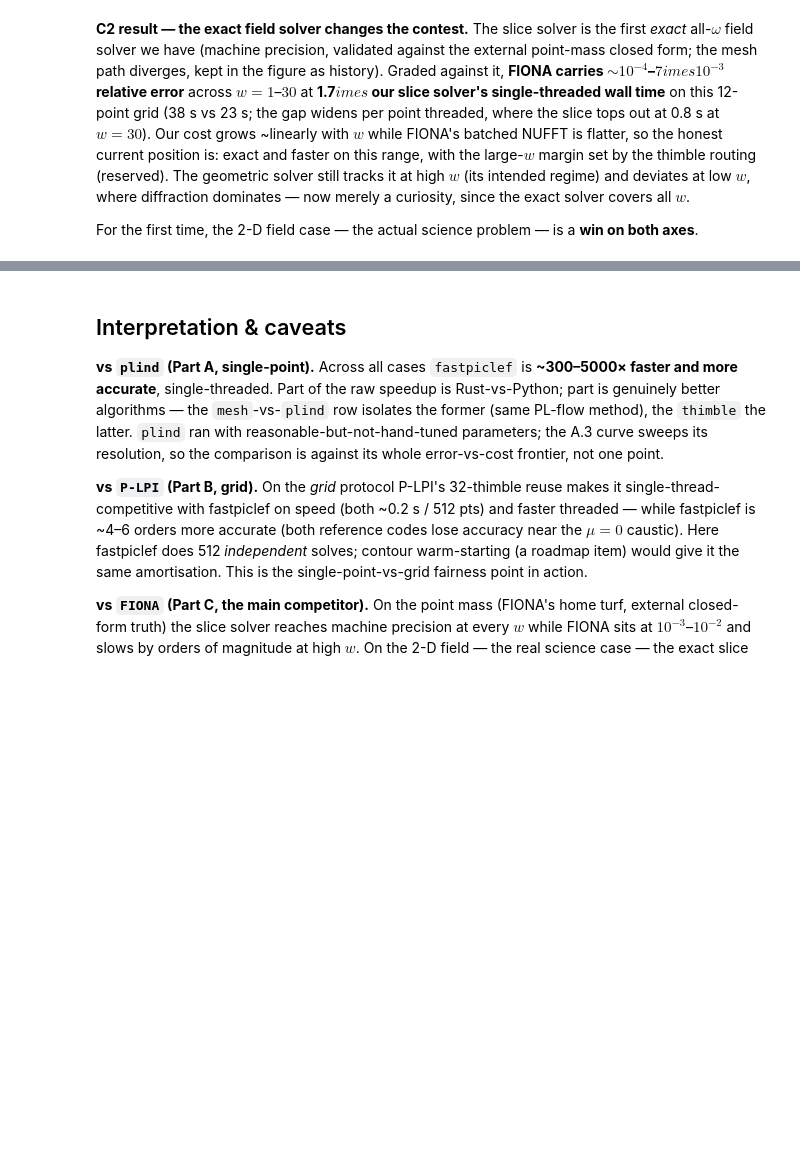
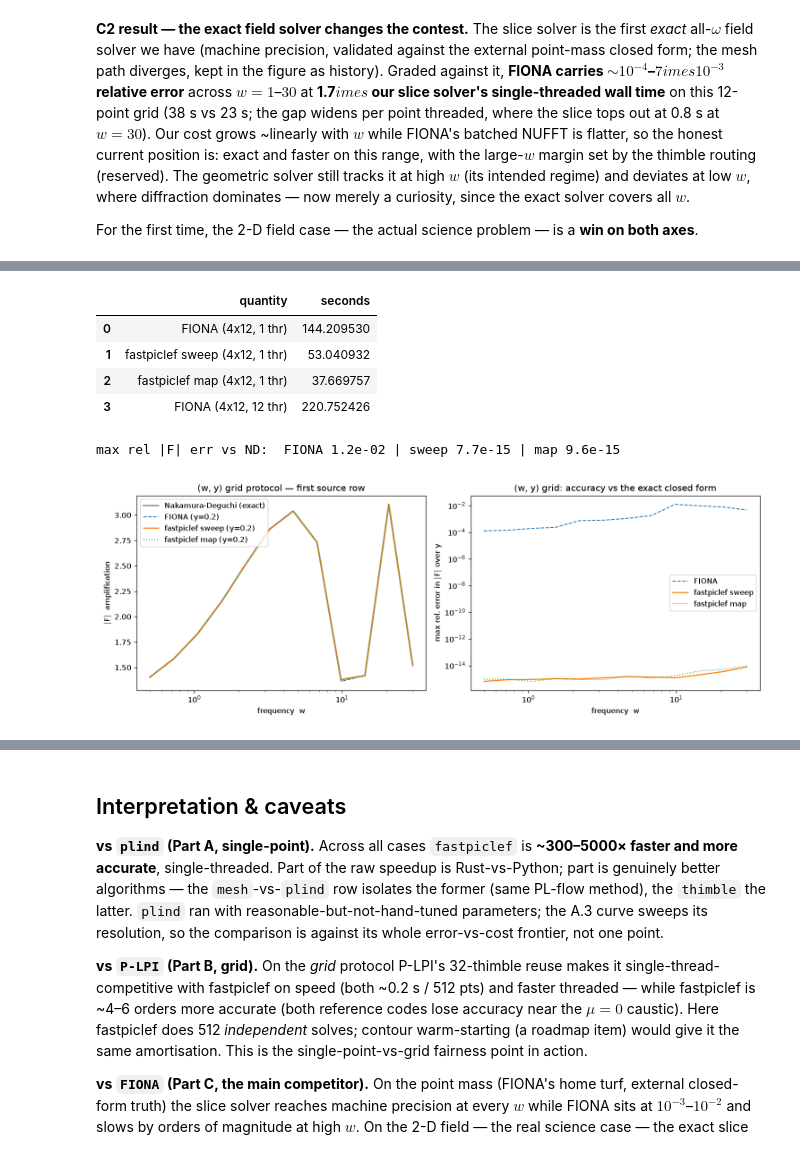
Before and after one commit to cosmoquark/fastpiclef, a Jupyter notebook: notebooks/comparison.ipynb, the cells around one changed output, grey strips where cells are left out. Saved outputs shown, nothing was run; the diff lists cells and outputs as text; code cells hidden in the pictures; blank space fills up the shorter version.

```diff
--- a/notebooks/comparison.ipynb
+++ b/notebooks/comparison.ipynb
@@ -338,3 +346,18 @@ For the first time, the 2-D field case — the actual science problem — is a *
+# %%
+from IPython.display import Image
+fg = pd.read_csv(os.path.join(H.RESULTS, 'fiona_grid.csv'))
+display(pd.read_csv(os.path.join(H.RESULTS, 'fiona_grid_times.csv')))
+print('max rel |F| err vs ND:  FIONA %.1e | sweep %.1e | map %.1e'
+      % (fg.err_fiona.max(), fg.err_sweep.max(), fg.err_map.max()))
+Image(os.path.join(H.RESULTS, 'fiona_grid.png'))
+# %% [output]
+|  | quantity | seconds |
+| 0 | FIONA (4x12, 1 thr) | 144.209530 |
+| 1 | fastpiclef sweep (4x12, 1 thr) | 53.040932 |
+| 2 | fastpiclef map (4x12, 1 thr) | 37.669757 |
+| 3 | FIONA (4x12, 12 thr) | 220.752426 |
+max rel |F| err vs ND:  FIONA 1.2e-02 | sweep 7.7e-15 | map 9.6e-15
+[figure, added]
 # %% [markdown]
 ## Part D — Path 2: the exact finite-$\omega$ field solver (RC in both variables)
 
```
Also changed, not shown: parts of 19 cells of this notebook, 29 other files.
